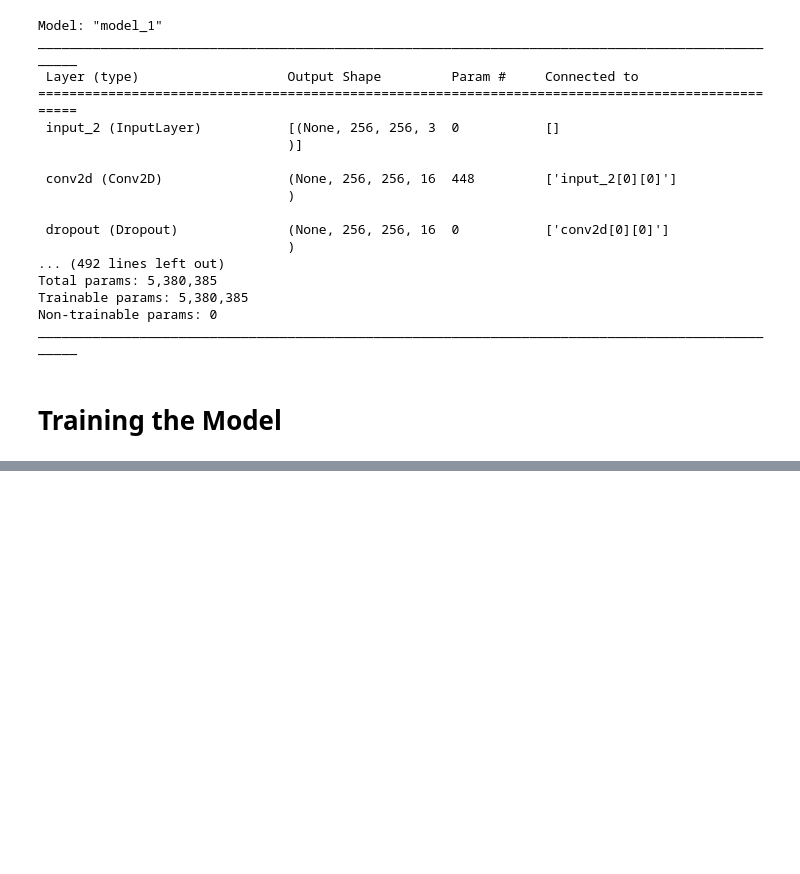
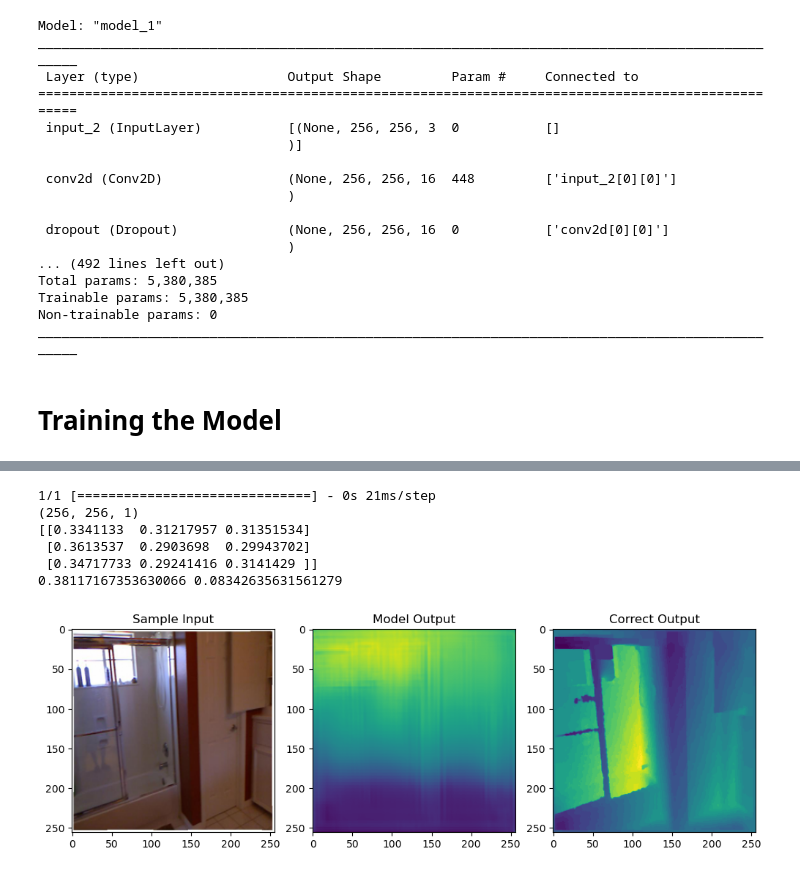
Before and after one commit to arigold24k/CS7050_AI_Robotics_GroupProject, a Jupyter notebook: dataLoading_v4_aidan.ipynb, the cells around one changed output, grey strips where cells are left out. Saved outputs shown, nothing was run; the diff lists cells and outputs as text; code cells hidden in the pictures; blank space fills up the shorter version.

```diff
--- a/dataLoading_v4_aidan.ipynb
+++ b/dataLoading_v4_aidan.ipynb
@@ -16,7 +16,7 @@ inputImageSize = (256, 256)
 data_loading_percentage = 20
 trainTestSplit = 90
 
-__BATCHSIZE__ = 16
+__BATCHSIZE__ = 8
 # %% [markdown]
 Loading data
 # %%
@@ -360,8 +368,8 @@ ________________________________________________________________________________
 # %% [markdown]
 # Training the Model
 # %%
-optim1 = Adam(learning_rate=0.00001)
+optim1 = Adam(learning_rate=0.000001)
 model.compile(optimizer=optim1, loss=MeanSquaredError())
-model.fit(trainingDataset, epochs=10, steps_per_epoch=20, validation_data=valDataset)
+mseLoss = model.fit(trainingDataset, epochs=10, steps_per_epoch=20)
 # %% [output]
 Epoch 1/10
@@ -388,4 +394,0 @@ Epoch 10/10
-# %%
-optim2 = Adam(learning_rate=0.0001)
-model.compile(optimizer=optim2, loss=paperLoss)
-model.fit(trainingDataset, epochs=90, steps_per_epoch=20)
@@ -444,0 +446,4 @@ plt.show()
+# %%
+optim2 = Adam(learning_rate=0.0005)
+model.compile(optimizer=optim2, loss=paperLoss)
+model.fit(trainingDataset, epochs=50, steps_per_epoch=50)
@@ -444,0 +469,51 @@ plt.show()
+# %%
+import matplotlib.pyplot as plt
+
+
+# Get the model's prediction
+sampleImage = 0
+sampleDepth = 0
+
+sampleInput = 0
+sampleOutput = 0
+
+for sample in valDataset.take(1):
+    sampleInput = sample[0]
+    sampleOutput = sample[1]
+    sampleImage = sampleInput.numpy()
+    sampleDepth = sampleOutput.numpy()
+
+samplePrediction = model.predict(sampleInput)
+
+samplePrediction = samplePrediction[0]  # Remove the batch dimension
+print(samplePrediction.shape)
+print(samplePrediction[0:3,0:3,0])
+print(f"{np.max(samplePrediction)} {np.min(samplePrediction)}")
+
+
+# Display the input and output images
+fig, axes = plt.subplots(1, 3, figsize=(10, 5))
+axes = axes.flatten()
+
+# Visualizing the input
+axes[0].imshow(sampleImage[0])
+axes[0].set_title('Sample Input')
+
+
+axes[1].imshow(samplePrediction)  # You might need to adjust the color map
+axes[1].set_title('Model Output')
+
+axes[2].imshow(sampleDepth[0])
+axes[2].set_title('Correct Output')
+
+# Adjust spacing between subplots
+plt.tight_layout()
+plt.show()
+# %% [output]
+1/1 [==============================] - 0s 21ms/step
+(256, 256, 1)
+[[0.3341133  0.31217957 0.31351534]
+ [0.3613537  0.2903698  0.29943702]
+ [0.34717733 0.29241416 0.3141429 ]]
+0.38117167353630066 0.08342635631561279
+[figure, added]
```
Also changed, not shown: parts of 6 cells of this notebook, 2 other files.
